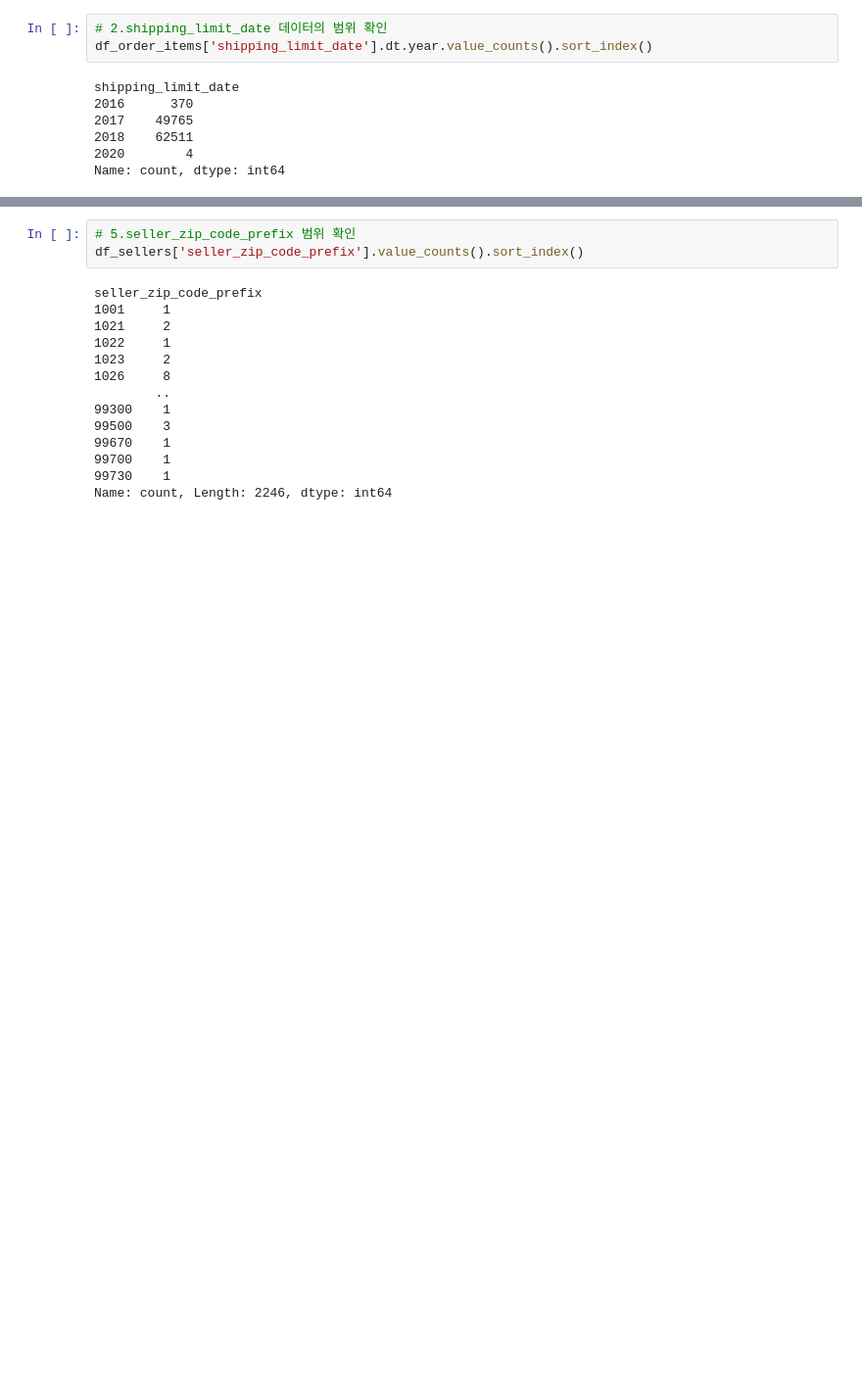
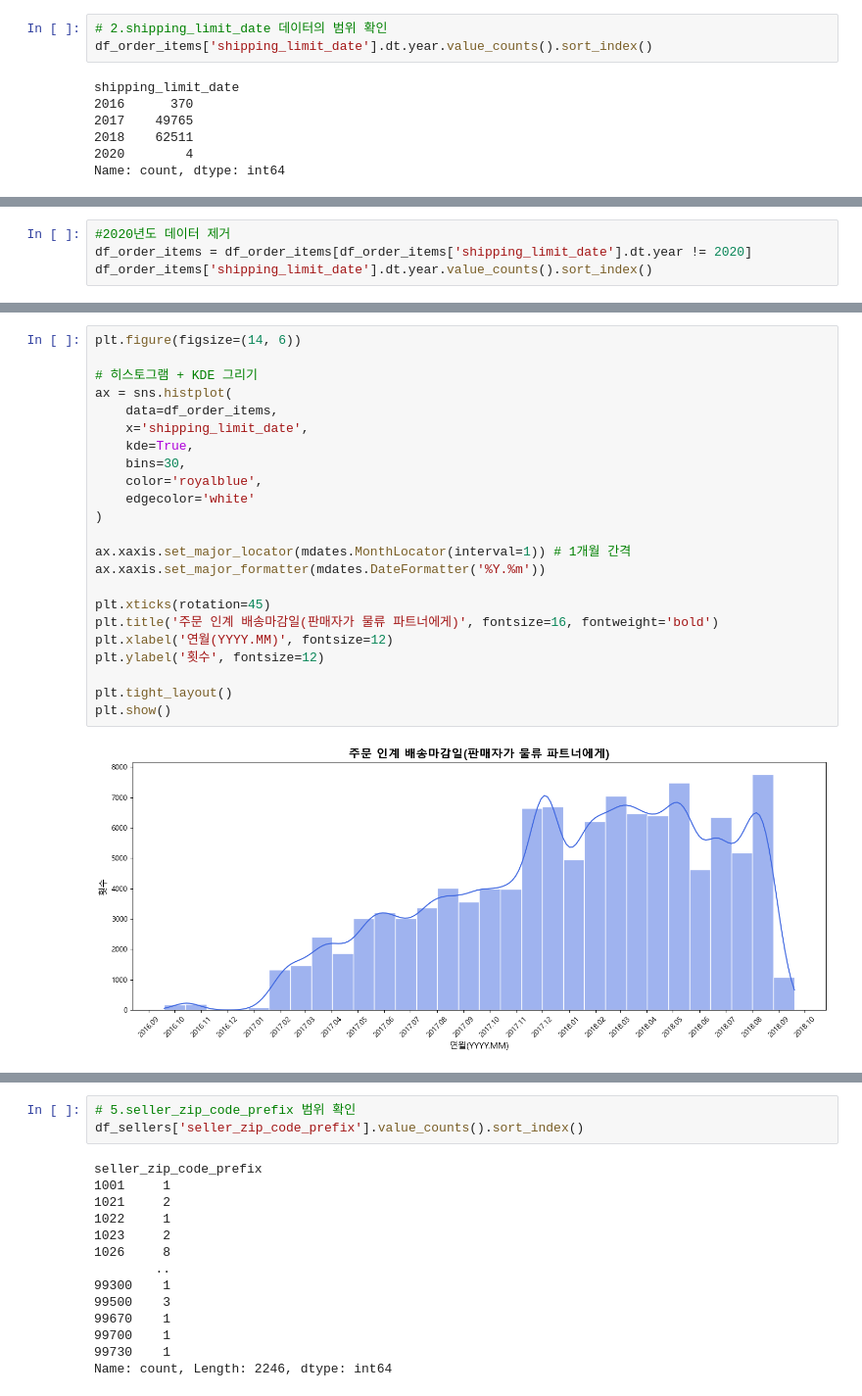
Before and after one commit to Kim-min-soo/it-s_advanced_project, a Jupyter notebook: works/kim-min-soo/test.ipynb, the cells around one changed output, grey strips where cells are left out. Shown at 98% size. Drawn from its saved outputs; the diff is of its cells as text; blank space fills up the shorter version.

```diff
--- a/works/kim-min-soo/test.ipynb
+++ b/works/kim-min-soo/test.ipynb
@@ -471,0 +539,4 @@ Name: count, dtype: int64
+# %%
+#2020년도 데이터 제거
+df_order_items = df_order_items[df_order_items['shipping_limit_date'].dt.year != 2020]
+df_order_items['shipping_limit_date'].dt.year.value_counts().sort_index()
@@ -472,3 +574,28 @@ Name: count, dtype: int64
+# %%
+plt.figure(figsize=(14, 6))
+
+# 히스토그램 + KDE 그리기
+ax = sns.histplot(
+    data=df_order_items,
+    x='shipping_limit_date',
+    kde=True,
+    bins=30,
+    color='royalblue',
+    edgecolor='white'
+)
+
+ax.xaxis.set_major_locator(mdates.MonthLocator(interval=1)) # 1개월 간격
+ax.xaxis.set_major_formatter(mdates.DateFormatter('%Y.%m'))
+
+plt.xticks(rotation=45)
+plt.title('주문 인계 배송마감일(판매자가 물류 파트너에게)', fontsize=16, fontweight='bold')
+plt.xlabel('연월(YYYY.MM)', fontsize=12)
+plt.ylabel('횟수', fontsize=12)
+
+plt.tight_layout()
+plt.show()
+# %% [output]
+[figure, added]
 # %%
 # 3.price 컬럼의 이상치 확인
 print("[가격 기초 통계]")
```
Also changed, not shown: parts of 21 cells of this notebook, 1 other file.
